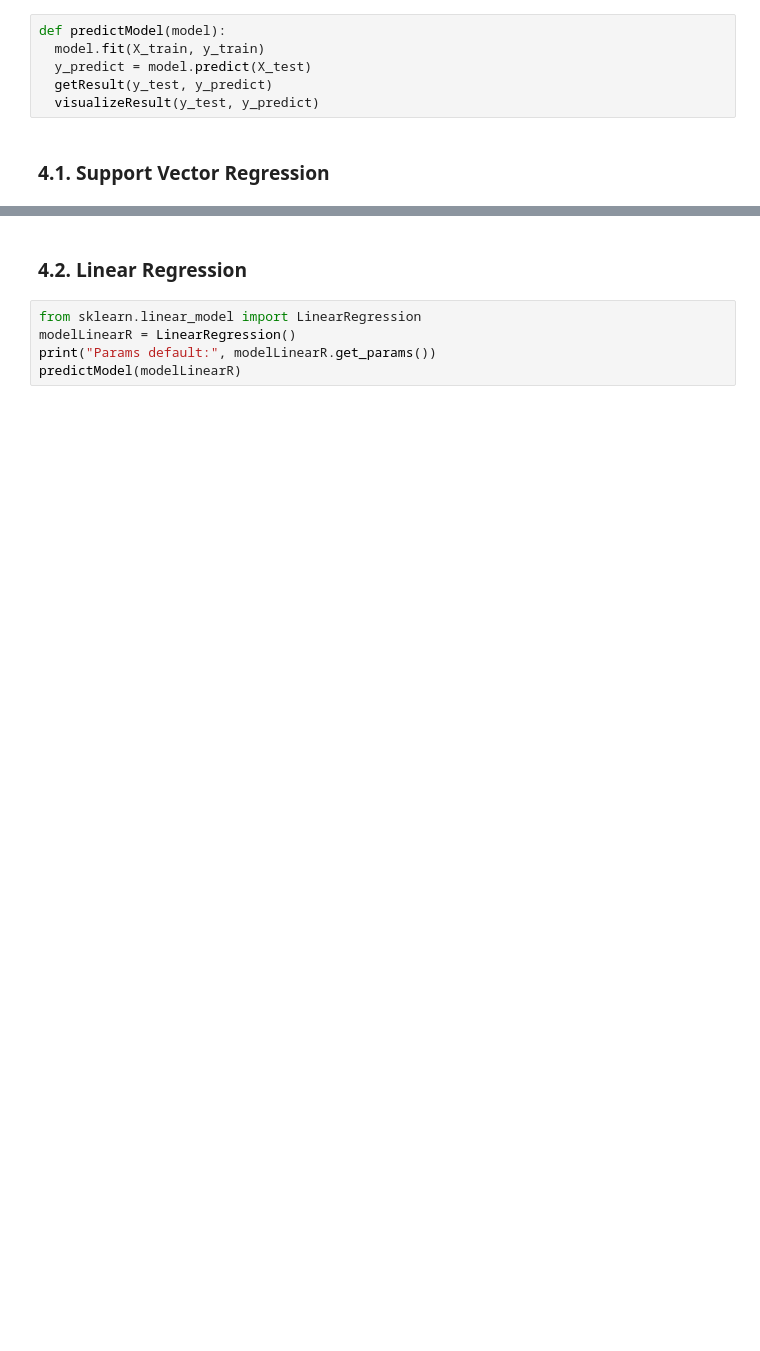
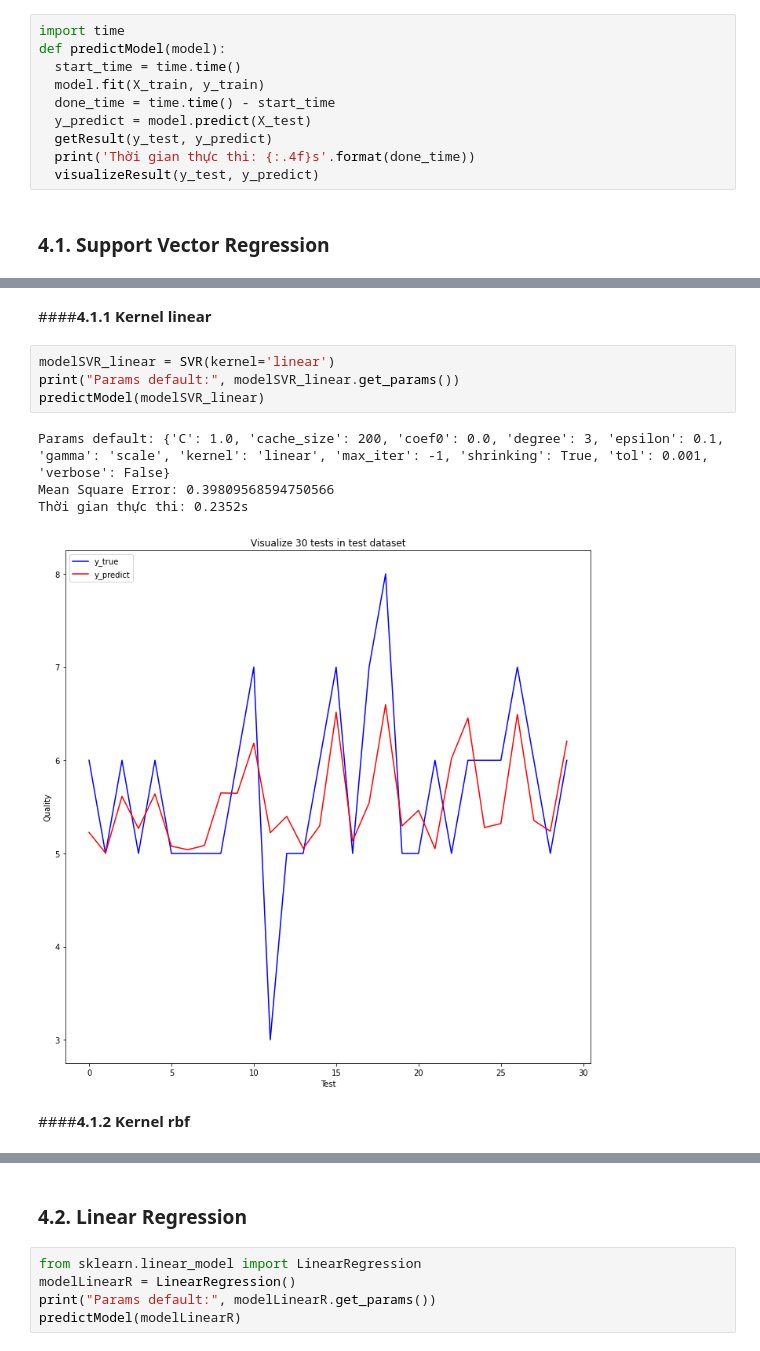
Before and after one commit to lphuong304/CS116.M11, a Jupyter notebook: RedWineQuality.ipynb, the cells around one changed output, grey strips where cells are left out. Cells and saved outputs as stored; diff of their text form; blank space fills up the shorter version.

```diff
--- a/RedWineQuality.ipynb
+++ b/RedWineQuality.ipynb
@@ -156,10 +156,14 @@ def visualizeResult(y_true, y_predict, num_test_show = 30):
 # %% [markdown]
 ## **4. Thử trên các mô hình**
 # %%
+import time
 def predictModel(model):
+  start_time = time.time()
   model.fit(X_train, y_train)
+  done_time = time.time() - start_time
   y_predict = model.predict(X_test)
   getResult(y_test, y_predict)
+  print('Thời gian thực thi: {:.4f}s'.format(done_time))
   visualizeResult(y_test, y_predict)
 # %% [markdown]
 ### **4.1. Support Vector Regression**
@@ -174 +179,14 @@ Mean Square Error: 0.34370408769284494
 [figure]
+# %% [markdown]
+####**4.1.1 Kernel linear**
+# %%
+modelSVR_linear = SVR(kernel='linear')
+print("Params default:", modelSVR_linear.get_params())
+predictModel(modelSVR_linear)
+# %% [output]
+Params default: {'C': 1.0, 'cache_size': 200, 'coef0': 0.0, 'degree': 3, 'epsilon': 0.1, 'gamma': 'scale', 'kernel': 'linear', 'max_iter': -1, 'shrinking': True, 'tol': 0.001, 'verbose': False}
+Mean Square Error: 0.39809568594750566
+Thời gian thực thi: 0.2352s
+[figure, added]
+# %% [markdown]
+####**4.1.2 Kernel rbf**
```
Also changed, not shown: parts of 22 cells of this notebook.
